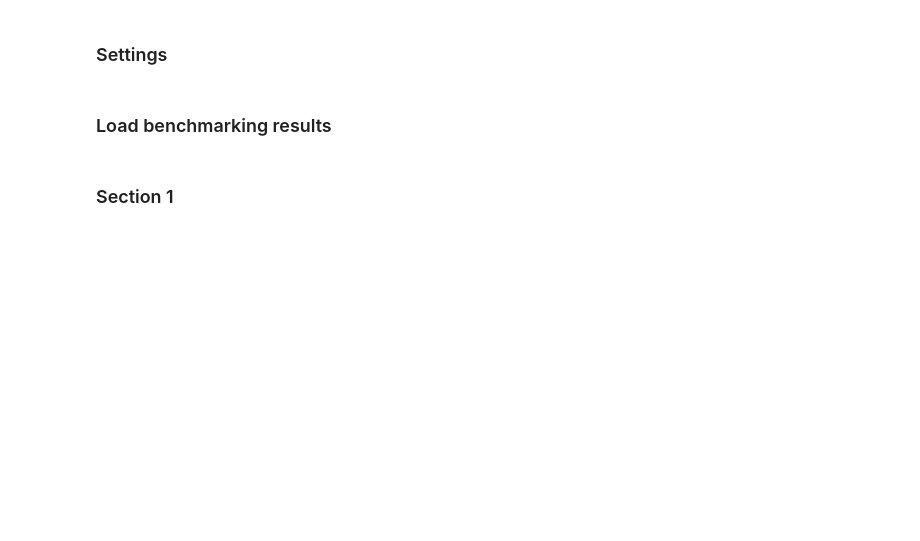
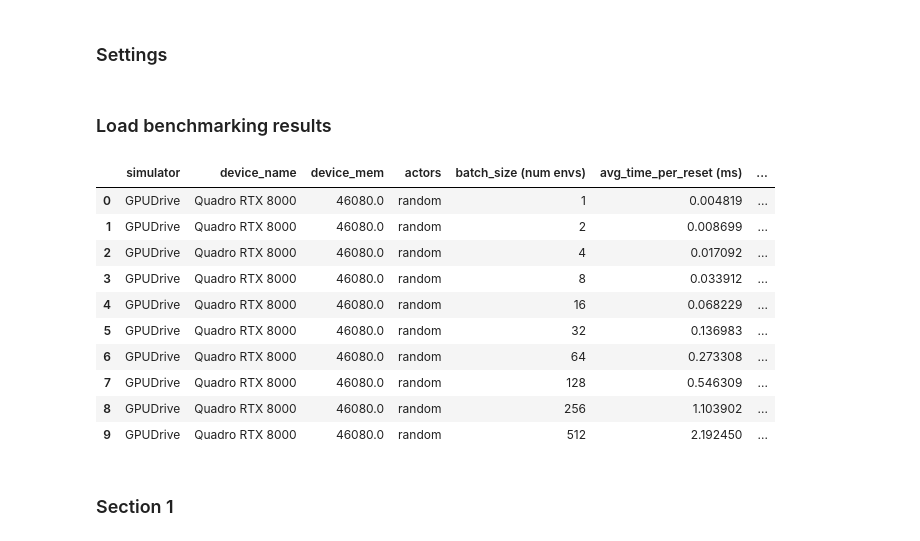
Before and after one commit to PufferAI/gpudrive, a Jupyter notebook: examples/benchmarks/results/speed_comparison_figures.ipynb, the cells around one changed output. Drawn from its saved outputs; the diff is of its cells as text; code cells hidden in the pictures; blank space fills up the shorter version.

```diff
--- a/examples/benchmarks/results/speed_comparison_figures.ipynb
+++ b/examples/benchmarks/results/speed_comparison_figures.ipynb
@@ -20,21 +20,51 @@ BASE_FIGURE_PATH = "figures/"
 # %% [markdown]
 ### Load benchmarking results
 # %%
-# Waymax
+"""
+WAYMAX
+"""
+
 df_waymax_speed_without_obs = pd.read_csv('waymax_speed_03_1720.csv')
+df_waymax_speed_without_obs['Compute obs.'] = False
+
+df_waymax_with_obs = pd.read_csv('waymax_speed_04_0944_wi_obs_rtx_4080.csv')
+df_waymax_with_obs['Compute obs.'] = True
+
+# Metadata
+df_waymax_metadata = pd.read_csv('waymax_metadata_bs_32.csv')
+
 df_waymax_speed = pd.concat([df_waymax_speed_without_obs])
-df_waymax_metadata = pd.read_csv('waymax_metadata_03_1720.csv')
 
-# Gpudrive
+"""
+GPUDRIVE
+"""
 df_gdrive_speed_rtx = pd.read_csv('gpudrive_speed_03_2002_rtx.csv', index_col=False) # random-actors
-df_gdrive_speed_a100 = pd.read_csv('gpudrive_speed_03_1937_a100.csv', index_col=False) # random-actors
-df_gdrive_speed_a100 = df_gdrive_speed_a100[df_gdrive_speed_a100['batch_size (num envs)'] != 1024]
+
+df_gdrive_speed_rtx['Compute obs.'] = True
+
+df_gdrive_speed_a100 = pd.read_csv('gpudrive_speed_04_1055.csv', index_col=False) # random-actors
+
+df_gdrive_speed_a100['Compute obs.'] = True
 
 # Combine
 df_gdrive_speed = pd.concat([df_gdrive_speed_rtx, df_gdrive_speed_a100])
 df_gdrive_speed.reset_index(drop=True, inplace=True)
 
-df_gdrive_metadata = pd.read_csv('gpudrive_metadata_03_2002_rtx.csv')
+df_gdrive_metadata = pd.read_csv('gpudrive_metadata_bs_1024.csv')
+# %%
+df_gdrive_speed_rtx
+# %% [output]
+|  | simulator | device_name | device_mem | actors | batch_size (num envs) | avg_time_per_reset (ms) | ... |
+| 0 | GPUDrive | Quadro RTX 8000 | 46080.0 | random | 1 | 0.004819 | ... |
+| 1 | GPUDrive | Quadro RTX 8000 | 46080.0 | random | 2 | 0.008699 | ... |
+| 2 | GPUDrive | Quadro RTX 8000 | 46080.0 | random | 4 | 0.017092 | ... |
+| 3 | GPUDrive | Quadro RTX 8000 | 46080.0 | random | 8 | 0.033912 | ... |
+| 4 | GPUDrive | Quadro RTX 8000 | 46080.0 | random | 16 | 0.068229 | ... |
+| 5 | GPUDrive | Quadro RTX 8000 | 46080.0 | random | 32 | 0.136983 | ... |
+| 6 | GPUDrive | Quadro RTX 8000 | 46080.0 | random | 64 | 0.273308 | ... |
+| 7 | GPUDrive | Quadro RTX 8000 | 46080.0 | random | 128 | 0.546309 | ... |
+| 8 | GPUDrive | Quadro RTX 8000 | 46080.0 | random | 256 | 1.103902 | ... |
+| 9 | GPUDrive | Quadro RTX 8000 | 46080.0 | random | 512 | 2.192450 | ... |
 # %% [markdown]
 ### Section 1
 # %%
```
Also changed, not shown: parts of 6 cells of this notebook, 3 other files.
